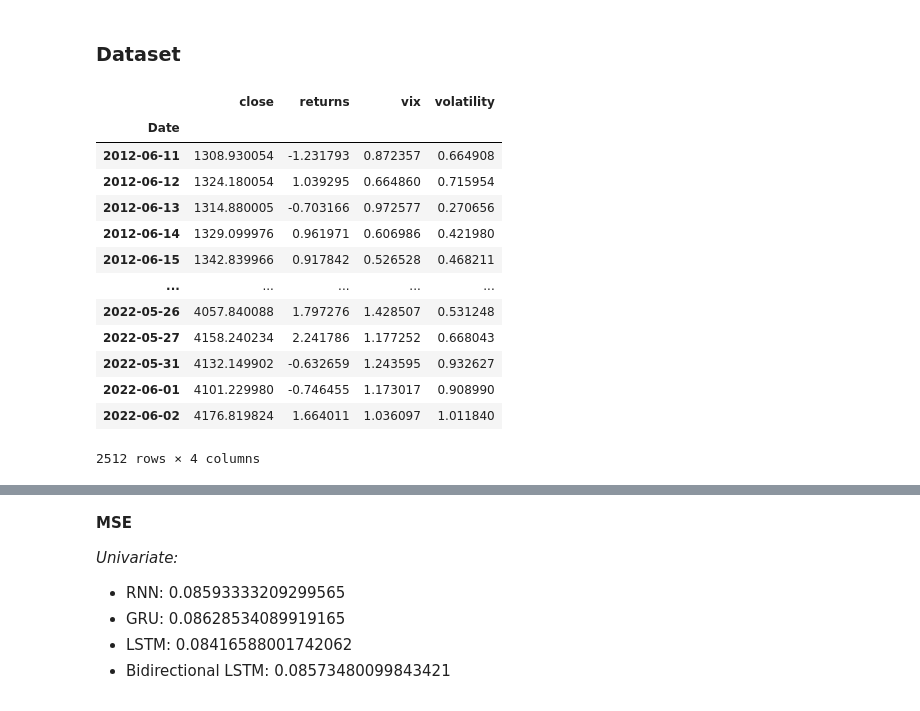
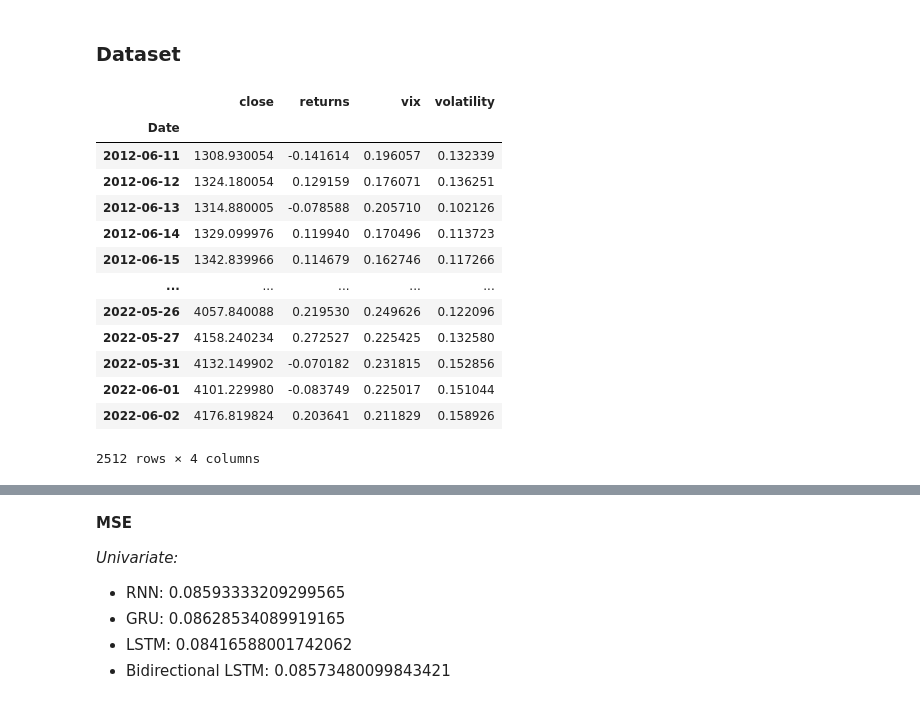
Before and after one commit to gittmp/sustainable-risk-modelling, a Jupyter notebook: Program/risk-forecasting.ipynb, the cells around one changed output, grey strips where cells are left out. Saved outputs shown, nothing was run; the diff lists cells and outputs as text; code cells hidden in the pictures.

```diff
--- a/Program/risk-forecasting.ipynb
+++ b/Program/risk-forecasting.ipynb
@@ -43,46 +43,51 @@ BATCH_SIZE = 32
 # %%
 # fetch closing values
 sp500 = '^GSPC'
 
 sp500_data = yf.Ticker(sp500)
 sp500_history = sp500_data.history(period=SERIES_PERIOD, interval=SERIES_INTERVAL)
 close = sp500_history.Close.loc[sp500_history.Close != 0][:-1]
 
 # compute logarithmic returns
 log_returns = np.log(close) - np.log(close.shift(1))
 log_returns.dropna(inplace=True)
 
 # fetch VIX volatility data
 vix = '^VIX'
 vix_data = yf.Ticker(vix)
 vix_history = vix_data.history(period=SERIES_PERIOD, interval=SERIES_INTERVAL)
 vix_close = vix_history.Close.loc[vix_history.Close != 0][:-1]
 
 # compute numerical volitility as standard deviation over 5-point rolling window
 volatility = close.pct_change().rolling(5).std()
 
 # generate dataframe of closing prices and log returns
 X = pd.DataFrame({
     'close': close,
-    'returns': (log_returns - log_returns.mean()) / log_returns.std(),
-    'vix': (vix_close - vix_close.mean()) / vix_close.std(),
-    'volatility': (volatility - volatility.mean()) / volatility.std()
+    'returns': log_returns,
+    'vix': vix_close - vix_close.min(),
+    'volatility': volatility - volatility.min()
 })
+
 X.dropna(inplace=True)
+X.returns = X.returns / X.returns.max()
+X.vix = X.vix / X.vix.max()
+X.volatility = X.volatility / X.volatility.max()
+
 X
 # %% [output]
 |  | close | returns | vix | volatility |
 | Date |  |  |  |  |
-| 2012-06-11 | 1308.930054 | -1.231793 | 0.872357 | 0.664908 |
-| 2012-06-12 | 1324.180054 | 1.039295 | 0.664860 | 0.715954 |
-| 2012-06-13 | 1314.880005 | -0.703166 | 0.972577 | 0.270656 |
-| 2012-06-14 | 1329.099976 | 0.961971 | 0.606986 | 0.421980 |
-| 2012-06-15 | 1342.839966 | 0.917842 | 0.526528 | 0.468211 |
+| 2012-06-11 | 1308.930054 | -0.141614 | 0.196057 | 0.132339 |
+| 2012-06-12 | 1324.180054 | 0.129159 | 0.176071 | 0.136251 |
+| 2012-06-13 | 1314.880005 | -0.078588 | 0.205710 | 0.102126 |
+| 2012-06-14 | 1329.099976 | 0.119940 | 0.170496 | 0.113723 |
+| 2012-06-15 | 1342.839966 | 0.114679 | 0.162746 | 0.117266 |
 | ... | ... | ... | ... | ... |
-| 2022-05-26 | 4057.840088 | 1.797276 | 1.428507 | 0.531248 |
-| 2022-05-27 | 4158.240234 | 2.241786 | 1.177252 | 0.668043 |
-| 2022-05-31 | 4132.149902 | -0.632659 | 1.243595 | 0.932627 |
-| 2022-06-01 | 4101.229980 | -0.746455 | 1.173017 | 0.908990 |
-| 2022-06-02 | 4176.819824 | 1.664011 | 1.036097 | 1.011840 |
+| 2022-05-26 | 4057.840088 | 0.219530 | 0.249626 | 0.122096 |
+| 2022-05-27 | 4158.240234 | 0.272527 | 0.225425 | 0.132580 |
+| 2022-05-31 | 4132.149902 | -0.070182 | 0.231815 | 0.152856 |
+| 2022-06-01 | 4101.229980 | -0.083749 | 0.225017 | 0.151044 |
+| 2022-06-02 | 4176.819824 | 0.203641 | 0.211829 | 0.158926 |
 2512 rows × 4 columns
 # %%
```
Also changed, not shown: parts of 6 cells of this notebook.
